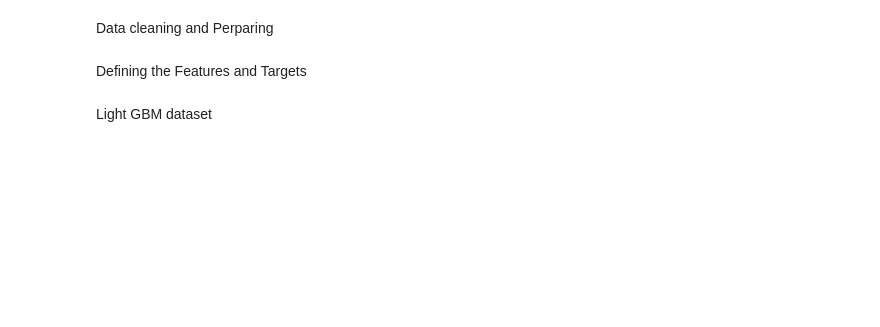
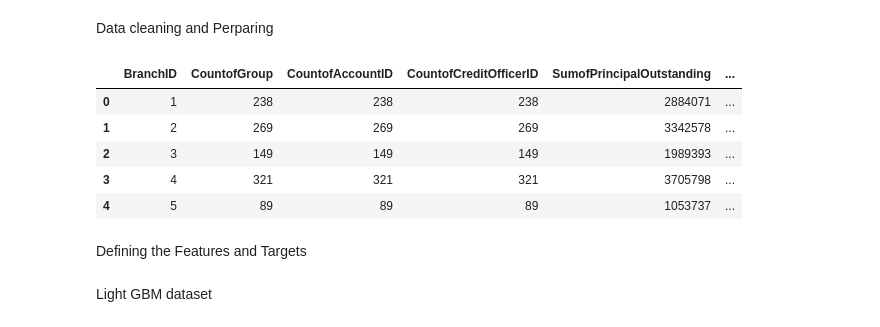
Before and after one commit to prasanna-venkatesh-m/Analytics-Forecast, a Jupyter notebook: Analytics_XGBoost.ipynb, the cells around one changed output. Drawn from its saved outputs; the diff is of its cells as text; code cells hidden in the pictures; blank space fills up the shorter version.

```diff
--- a/Analytics_XGBoost.ipynb
+++ b/Analytics_XGBoost.ipynb
@@ -9,6 +9,15 @@ from sklearn.model_selection import train_test_split
 Data cleaning and Perparing
 # %%
 df = pd.read_csv("/content/data.csv")
+# %%
+df.head()
+# %% [output]
+|  | BranchID | CountofGroup | CountofAccountID | CountofCreditOfficerID | SumofPrincipalOutstanding | ... |
+| 0 | 1 | 238 | 238 | 238 | 2884071 | ... |
+| 1 | 2 | 269 | 269 | 269 | 3342578 | ... |
+| 2 | 3 | 149 | 149 | 149 | 1989393 | ... |
+| 3 | 4 | 321 | 321 | 321 | 3705798 | ... |
+| 4 | 5 | 89 | 89 | 89 | 1053737 | ... |
 # %%
 df['Date'] = pd.to_datetime(df['Date'])
 
```
Also changed, not shown: parts of 8 cells of this notebook.
